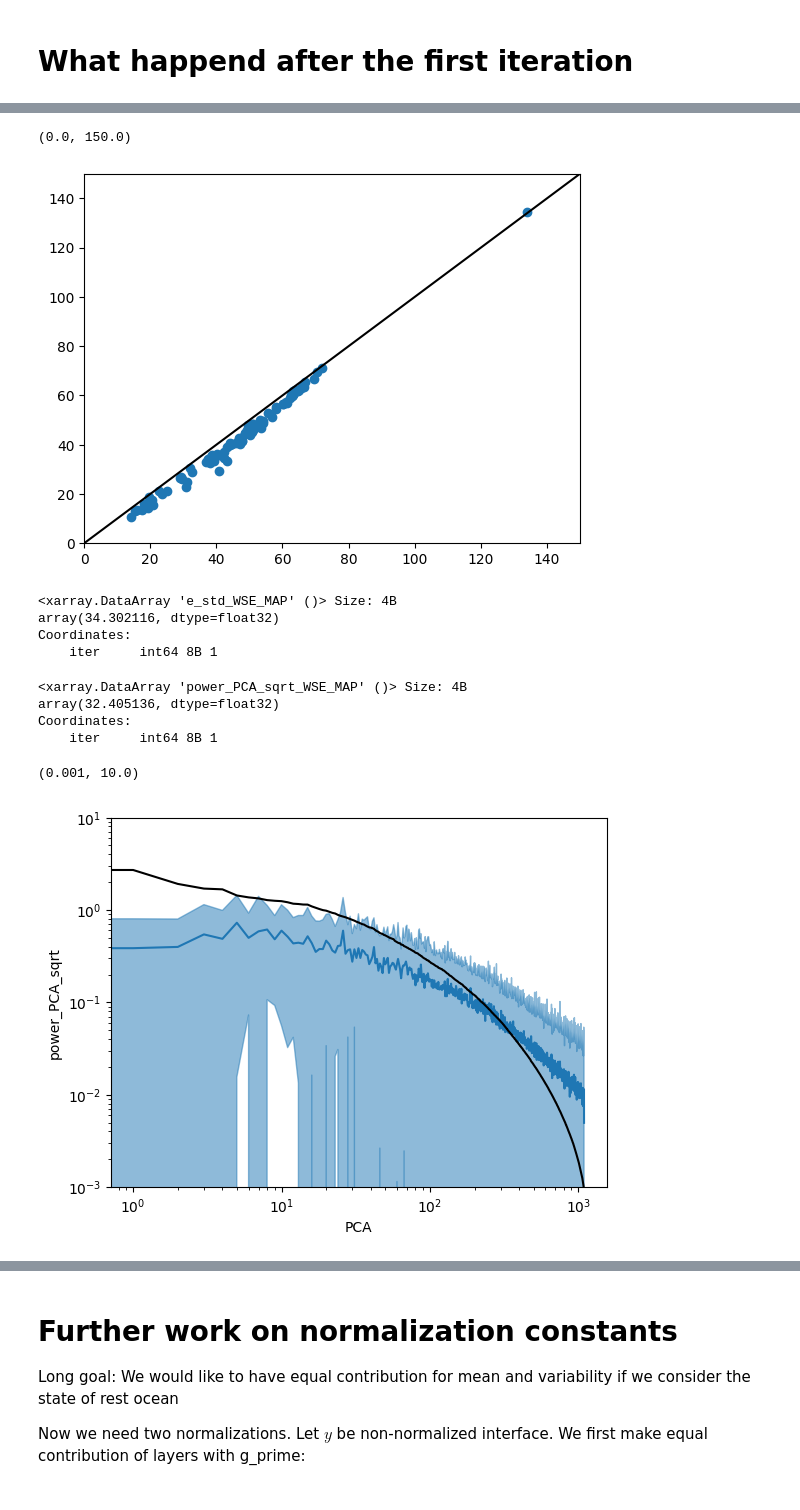
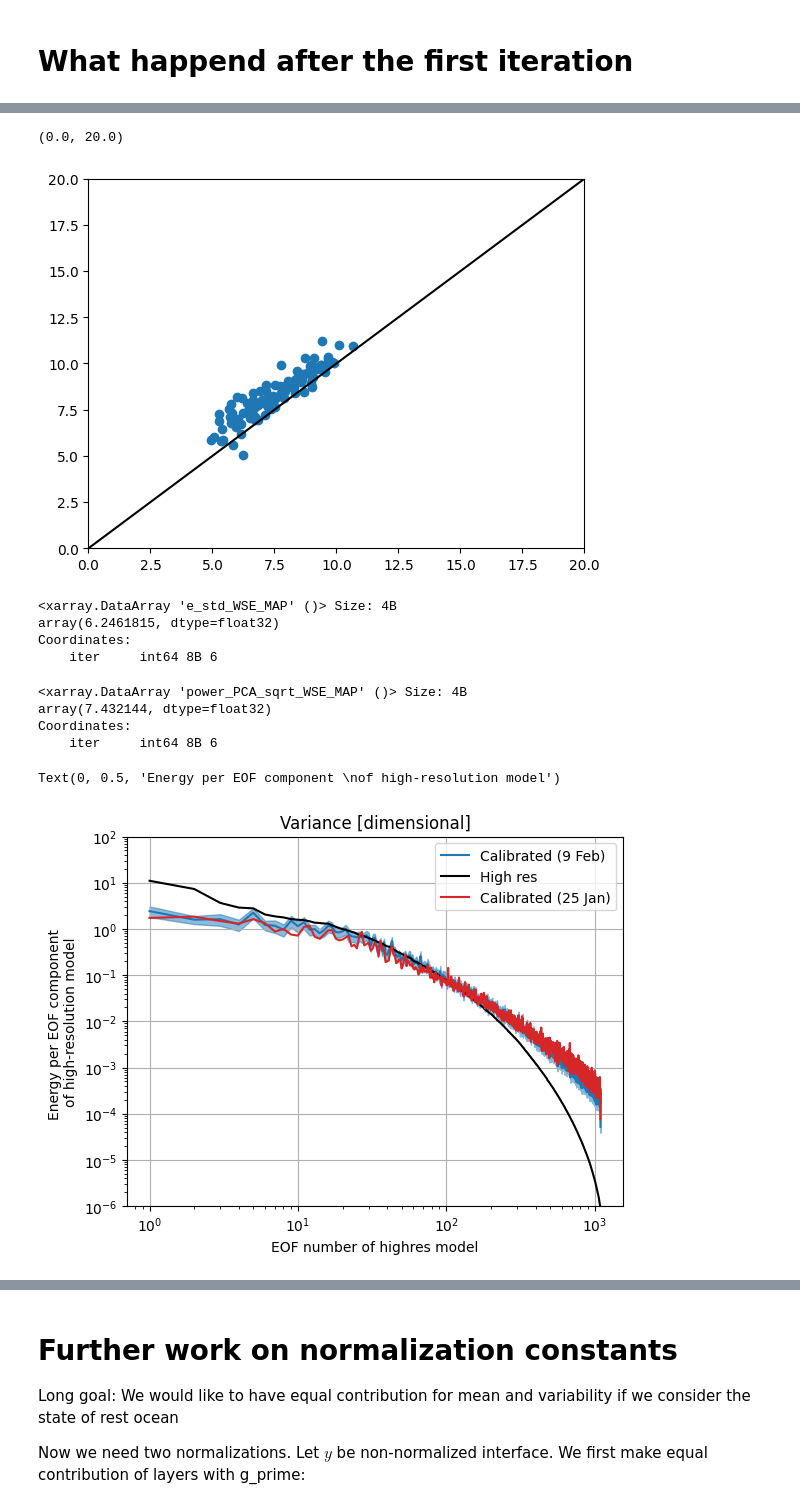
Before and after one commit to m2lines/calibration-MOM6, a Jupyter notebook: notebooks/PCA_loss_function.ipynb, the cells around one changed output, grey strips where cells are left out. Saved outputs shown, nothing was run; the diff lists cells and outputs as text; code cells hidden in the pictures.

```diff
--- a/notebooks/PCA_loss_function.ipynb
+++ b/notebooks/PCA_loss_function.ipynb
@@ -434,3 +506,11 @@ plt.ylabel('Energy per EOF component \nof high-resolution model')
 # %% [output]
 Text(0, 0.5, 'Energy per EOF component \nof high-resolution model')
 [figure]
+# %%
+Power_param = 1/Nt*np.diag(Y_param.T@Y_param)
+Power = 1/Nt*np.diag(Y_true.T@Y_true)
+
+Y_true_in_param = X_true @ svd_param.Vh.T
+Y_param_in_param = X_param @ svd_param.Vh.T
+Power_true_in_param = 1/Nt*np.diag(Y_true_in_param.T@Y_true_in_param)
+Power_param_in_param = 1/Nt*np.diag(Y_param_in_param.T@Y_param_in_param)
@@ -769,5 +893,7 @@ np.linalg.norm(cov - np.diag(np.diag(cov))) / np.linalg.norm(cov)
 # %% [markdown]
 # What happend after the first iteration
 # %%
-metrics = xr.open_dataset('/scratch/pp2681/mom6/CM26_Double_Gyre/calibration/20-years/R2_FGR3_PCA_variability/metrics_01.nc').isel(iter=0).load()
+metrics = xr.open_dataset('/scratch/pp2681/mom6/CM26_Double_Gyre/calibration/20-years/R2_FGR3_PCA_variability/metrics_06.nc').isel(iter=0).load()
+# %%
+dataset=xr.open_dataset('../scripts/R32/R2_FGR3_PCA_variability3.nc').load()
 # %%
@@ -783,37 +909,44 @@ metrics.e_std[-0][0].plot()
 # %%
 # Variance explained by PCA basis
-plt.scatter(metrics.e_std_WSE.sum(['zi'], skipna=False), metrics.power_PCA_sqrt_WSE.sum('PCA'))
-plt.plot([0,150], [0,150], color='k')
-plt.xlim([0,150])
-plt.ylim([0,150])
+plt.scatter(metrics.e_std_WSE.sum(['zi'], skipna=False), metrics.power_PCA_sqrt_WSE)
+plt.plot([0,20], [0,20], color='k')
+plt.xlim([0,20])
+plt.ylim([0,20])
 # %% [output]
-(0.0, 150.0)
+(0.0, 20.0)
-[figure, old version]
+[figure, new version]
 # %%
 metrics.e_std_WSE_MAP.sum()
 # %% [output]
 <xarray.DataArray 'e_std_WSE_MAP' ()> Size: 4B
-array(34.302116, dtype=float32)
+array(6.2461815, dtype=float32)
 Coordinates:
-    iter     int64 8B 1
+    iter     int64 8B 6
 # %%
 metrics.power_PCA_sqrt_WSE_MAP
 # %% [output]
 <xarray.DataArray 'power_PCA_sqrt_WSE_MAP' ()> Size: 4B
-array(32.405136, dtype=float32)
+array(7.432144, dtype=float32)
 Coordinates:
-    iter     int64 8B 1
+    iter     int64 8B 6
 # %%
-metrics.power_PCA_sqrt.mean('ens').plot()
-plt.fill_between(metrics.PCA, metrics.power_PCA_sqrt.mean('ens') - metrics.power_PCA_sqrt.std('ens'),
-            metrics.power_PCA_sqrt.mean('ens') + metrics.power_PCA_sqrt.std('ens'), color='tab:blue', alpha=0.5)
-dataset.power_PCA_sqrt.plot(color='k')
+plt.plot(metrics.PCA+1, (metrics.power_PCA_sqrt**2).mean('ens'), label='Calibrated (9 Feb)')
+plt.fill_between(metrics.PCA+1, (metrics.power_PCA_sqrt.mean('ens') - metrics.power_PCA_sqrt.std('ens'))**2,
+            (metrics.power_PCA_sqrt.mean('ens') + metrics.power_PCA_sqrt.std('ens'))**2, color='tab:blue', alpha=0.5)
+plt.plot(metrics.PCA+1, dataset.power_PCA_sqrt**2, color='k', label='High res')
+plt.plot(metrics.PCA+1, Power_param, color='tab:red', label='Calibrated (25 Jan)')
+plt.title('Variance [dimensional]')
+plt.xlabel('EOF number of highres model')
+plt.xscale('log')
+#plt.yticks([0.1, 0.5, 0.8, 0.9, 0.95, 0.99, 1.0], [0.1, 0.5, 0.8, 0.9, 0.95, 0.99, 1.0])
+plt.grid()
+plt.legend()
 plt.yscale('log')
-plt.xscale('log')
-plt.ylim([1e-3,1e+1])
+plt.ylim([1e-6,1e+2])
+plt.ylabel('Energy per EOF component \nof high-resolution model')
 # %% [output]
-(0.001, 10.0)
+Text(0, 0.5, 'Energy per EOF component \nof high-resolution model')
-[figure, old version]
+[figure, new version]
 # %%
 metrics.power_PCA_sqrt.mean('ens').plot()
 plt.fill_between(metrics.PCA, metrics.power_PCA_sqrt.mean('ens') - metrics.power_PCA_sqrt.std('ens'),
```
Also changed, not shown: parts of 37 cells of this notebook, 5 other files.
